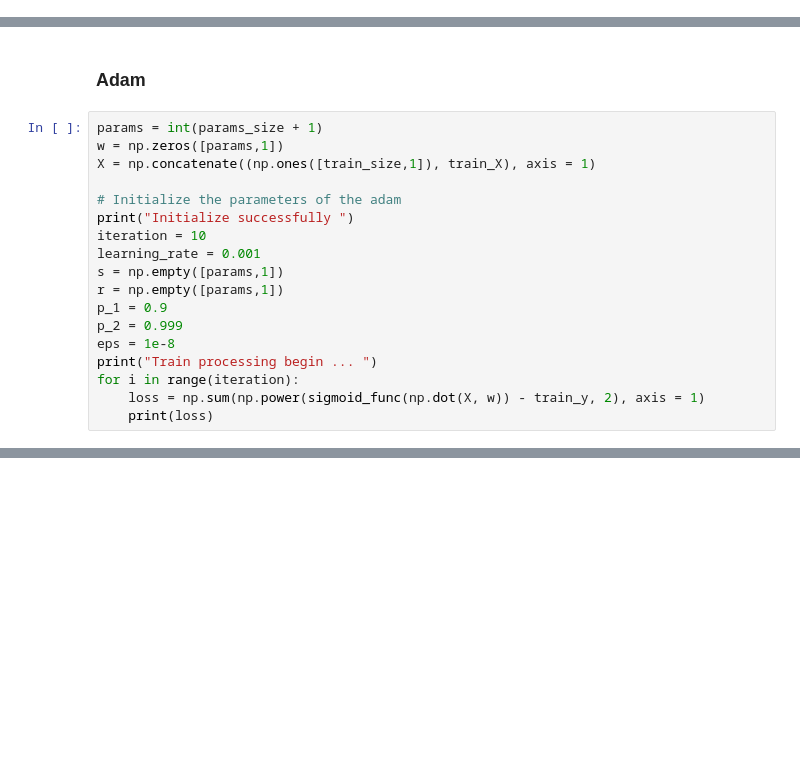
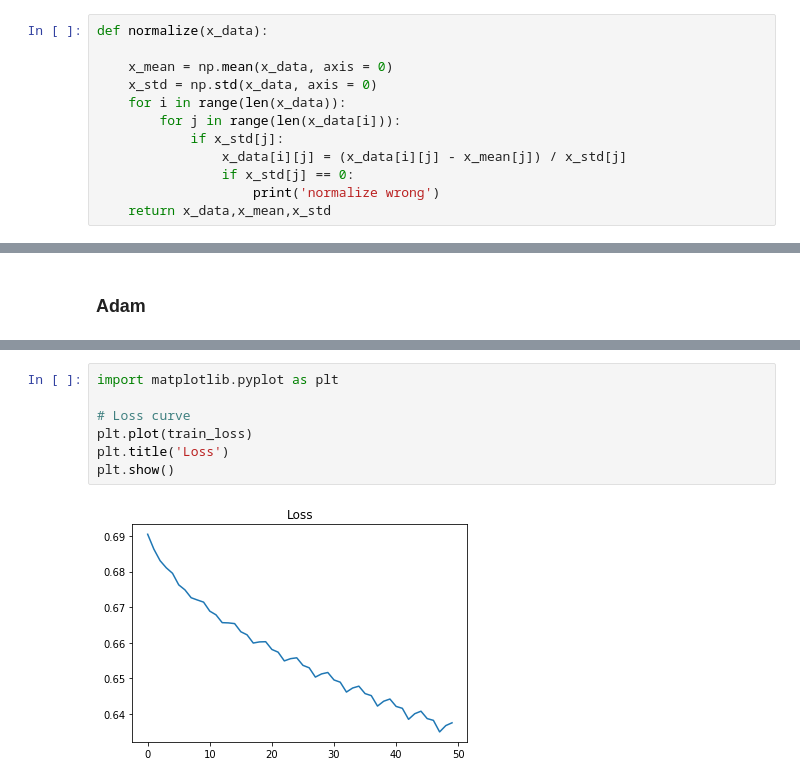
Before and after one commit to JuyiWang/MachineLearning, a Jupyter notebook: Li_DL/HW_2/hw2.ipynb, the cells around one changed output, grey strips where cells are left out. Cells and saved outputs as stored; diff of their text form; blank space fills up the shorter version.

```diff
--- a/Li_DL/HW_2/hw2.ipynb
+++ b/Li_DL/HW_2/hw2.ipynb
@@ -42,5 +43,17 @@ def normalize(X, train = True, normal_column = None):
     X[:,normal_column] = (X[:,normal_column] - X_mean) / X_std
     return X, X_mean, X_std
+# %%
+def normalize(x_data):
+
+    x_mean = np.mean(x_data, axis = 0)
+    x_std = np.std(x_data, axis = 0)
+    for i in range(len(x_data)):
+        for j in range(len(x_data[i])):
+            if x_std[j]:
+                x_data[i][j] = (x_data[i][j] - x_mean[j]) / x_std[j]
+                if x_std[j] == 0:
+                    print('normalize wrong')
+    return x_data,x_mean,x_std
 # %% [markdown]
 ### Shuffle
 # %%
@@ -83,21 +96,3 @@ def sigmoid_func(z):
     return 1 / (1 + np.exp(-z))
 # %% [markdown]
 ### Adam
-# %%
-params = int(params_size + 1)
-w = np.zeros([params,1])
-X = np.concatenate((np.ones([train_size,1]), train_X), axis = 1)
-
-# Initialize the parameters of the adam
-print("Initialize successfully ")
-iteration = 10
-learning_rate = 0.001
-s = np.empty([params,1])
-r = np.empty([params,1])
-p_1 = 0.9
-p_2 = 0.999
-eps = 1e-8
-print("Train processing begin ... ")
-for i in range(iteration):
-    loss = np.sum(np.power(sigmoid_func(np.dot(X, w)) - train_y, 2), axis = 1)
-    print(loss)
@@ -103,0 +142,9 @@ for i in range(iteration):
+# %%
+import matplotlib.pyplot as plt
+
+# Loss curve
+plt.plot(train_loss)
+plt.title('Loss')
+plt.show()
+# %% [output]
+[figure, added]
```
Also changed, not shown: parts of 2 cells of this notebook.
